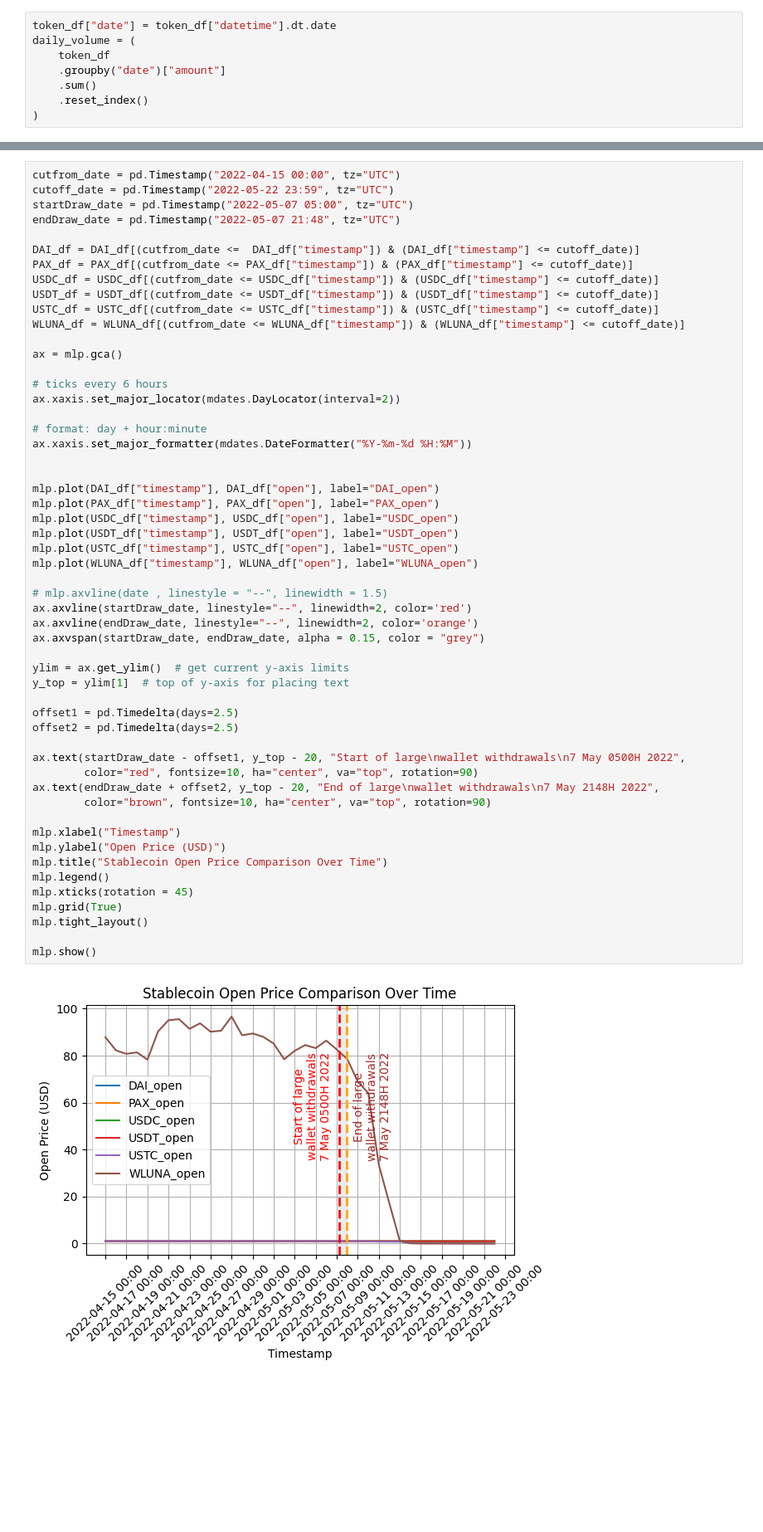
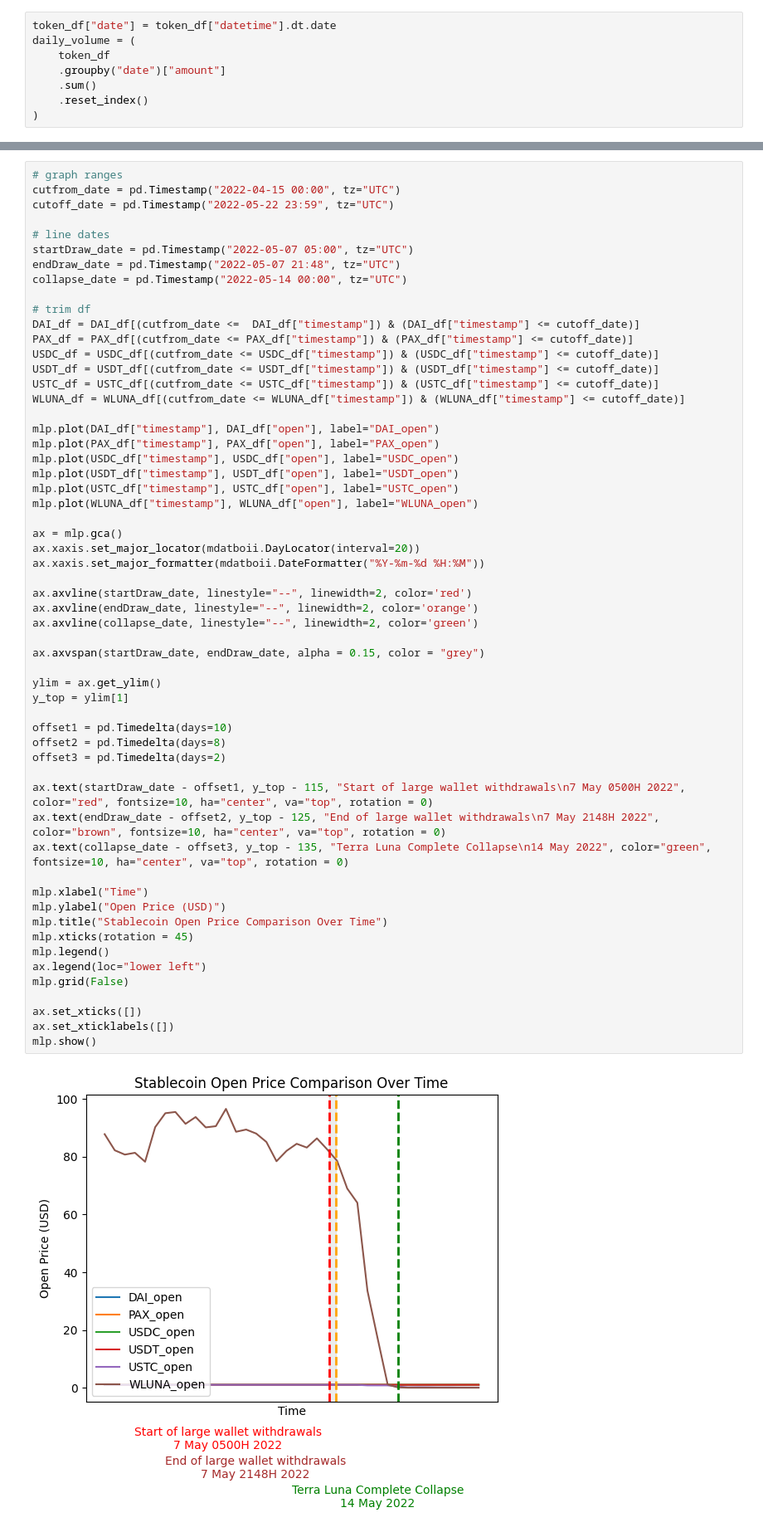
Before and after one commit to Dangomimikyu/ghostbusters, a Jupyter notebook: src/tokenData.ipynb, the cells around one changed output, grey strips where cells are left out. Shown at 83% size. Cells and saved outputs as stored; diff of their text form; blank space fills up the shorter version.

```diff
--- a/src/tokenData.ipynb
+++ b/src/tokenData.ipynb
@@ -209,56 +162,59 @@ mlp.show()
 # %%
+# graph ranges
 cutfrom_date = pd.Timestamp("2022-04-15 00:00", tz="UTC")
 cutoff_date = pd.Timestamp("2022-05-22 23:59", tz="UTC")
+
+# line dates
 startDraw_date = pd.Timestamp("2022-05-07 05:00", tz="UTC")
 endDraw_date = pd.Timestamp("2022-05-07 21:48", tz="UTC")
+collapse_date = pd.Timestamp("2022-05-14 00:00", tz="UTC")
 
+# trim df
 DAI_df = DAI_df[(cutfrom_date <=  DAI_df["timestamp"]) & (DAI_df["timestamp"] <= cutoff_date)]
 PAX_df = PAX_df[(cutfrom_date <= PAX_df["timestamp"]) & (PAX_df["timestamp"] <= cutoff_date)]
 USDC_df = USDC_df[(cutfrom_date <= USDC_df["timestamp"]) & (USDC_df["timestamp"] <= cutoff_date)]
 USDT_df = USDT_df[(cutfrom_date <= USDT_df["timestamp"]) & (USDT_df["timestamp"] <= cutoff_date)]
 USTC_df = USTC_df[(cutfrom_date <= USTC_df["timestamp"]) & (USTC_df["timestamp"] <= cutoff_date)]
 WLUNA_df = WLUNA_df[(cutfrom_date <= WLUNA_df["timestamp"]) & (WLUNA_df["timestamp"] <= cutoff_date)]
-
-ax = mlp.gca()
-
-# ticks every 6 hours
-ax.xaxis.set_major_locator(mdates.DayLocator(interval=2))
-
-# format: day + hour:minute
-ax.xaxis.set_major_formatter(mdates.DateFormatter("%Y-%m-%d %H:%M"))
-
 
 mlp.plot(DAI_df["timestamp"], DAI_df["open"], label="DAI_open")
 mlp.plot(PAX_df["timestamp"], PAX_df["open"], label="PAX_open")
 mlp.plot(USDC_df["timestamp"], USDC_df["open"], label="USDC_open")
 mlp.plot(USDT_df["timestamp"], USDT_df["open"], label="USDT_open")
 mlp.plot(USTC_df["timestamp"], USTC_df["open"], label="USTC_open")
 mlp.plot(WLUNA_df["timestamp"], WLUNA_df["open"], label="WLUNA_open")
 
-# mlp.axvline(date , linestyle = "--", linewidth = 1.5)
+ax = mlp.gca()
+ax.xaxis.set_major_locator(mdatboii.DayLocator(interval=20))
+ax.xaxis.set_major_formatter(mdatboii.DateFormatter("%Y-%m-%d %H:%M"))
+
 ax.axvline(startDraw_date, linestyle="--", linewidth=2, color='red')
 ax.axvline(endDraw_date, linestyle="--", linewidth=2, color='orange')
+ax.axvline(collapse_date, linestyle="--", linewidth=2, color='green')
+
 ax.axvspan(startDraw_date, endDraw_date, alpha = 0.15, color = "grey")
 
-ylim = ax.get_ylim()  # get current y-axis limits
-y_top = ylim[1]  # top of y-axis for placing text
+ylim = ax.get_ylim()
+y_top = ylim[1]
 
-offset1 = pd.Timedelta(days=2.5)
-offset2 = pd.Timedelta(days=2.5)
+offset1 = pd.Timedelta(days=10)
+offset2 = pd.Timedelta(days=8)
+offset3 = pd.Timedelta(days=2)
 
-ax.text(startDraw_date - offset1, y_top - 20, "Start of large\nwallet withdrawals\n7 May 0500H 2022",
-        color="red", fontsize=10, ha="center", va="top", rotation=90)
-ax.text(endDraw_date + offset2, y_top - 20, "End of large\nwallet withdrawals\n7 May 2148H 2022",
-        color="brown", fontsize=10, ha="center", va="top", rotation=90)
+ax.text(startDraw_date - offset1, y_top - 115, "Start of large wallet withdrawals\n7 May 0500H 2022", color="red", fontsize=10, ha="center", va="top", rotation = 0)
+ax.text(endDraw_date - offset2, y_top - 125, "End of large wallet withdrawals\n7 May 2148H 2022", color="brown", fontsize=10, ha="center", va="top", rotation = 0)
+ax.text(collapse_date - offset3, y_top - 135, "Terra Luna Complete Collapse\n14 May 2022", color="green", fontsize=10, ha="center", va="top", rotation = 0)
 
-mlp.xlabel("Timestamp")
+mlp.xlabel("Time")
 mlp.ylabel("Open Price (USD)")
 mlp.title("Stablecoin Open Price Comparison Over Time")
+mlp.xticks(rotation = 45)
 mlp.legend()
-mlp.xticks(rotation = 45)
-mlp.grid(True)
-mlp.tight_layout()
+ax.legend(loc="lower left")
+mlp.grid(False)
 
+ax.set_xticks([])
+ax.set_xticklabels([])
 mlp.show()
 # %% [output]
-[figure, old version]
+[figure, new version]
```
Also changed, not shown: parts of 9 cells of this notebook.
